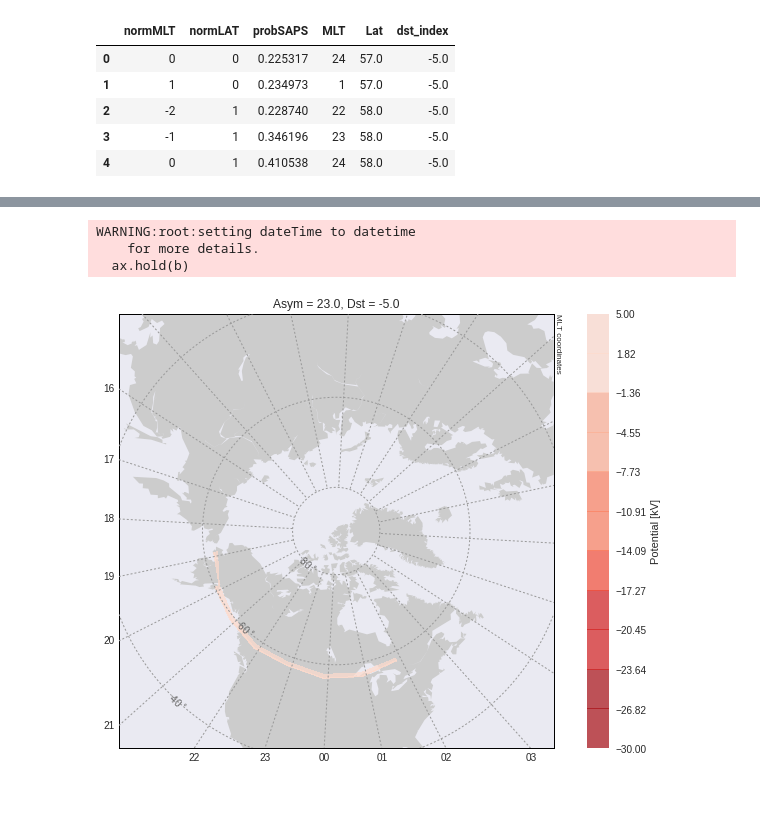
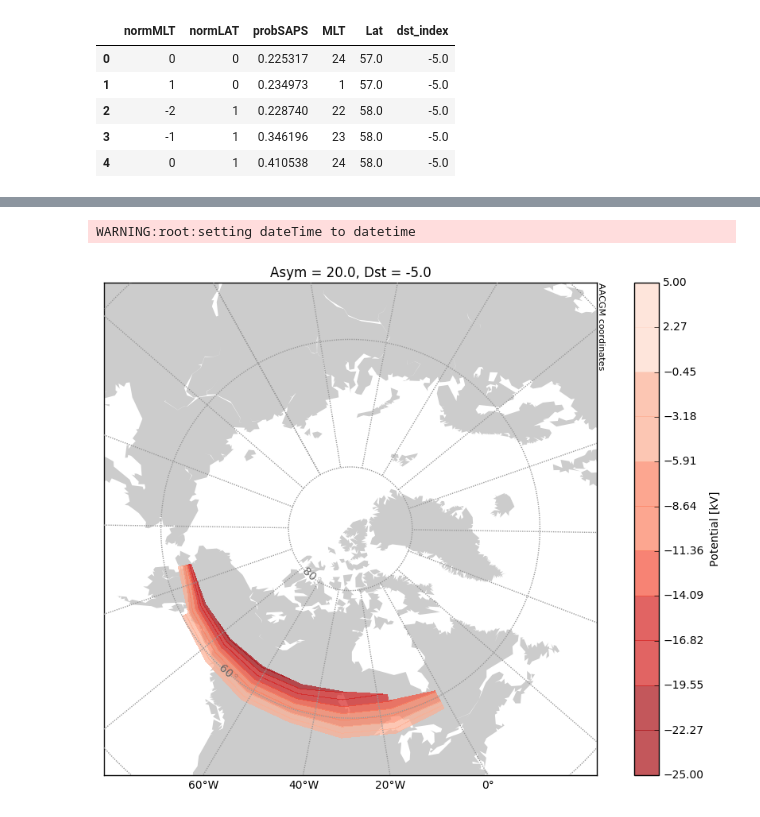
Before and after one commit to bharatreddy/indsvels, a Jupyter notebook: ipy/model-validate.ipynb, the cells around one changed output, grey strips where cells are left out. Saved outputs shown, nothing was run; the diff lists cells and outputs as text; code cells hidden in the pictures.

```diff
--- a/ipy/model-validate.ipynb
+++ b/ipy/model-validate.ipynb
@@ -15,13 +15,14 @@ from aacgmv2 import convert_mlt
 %matplotlib inline
 # %%
 mapTime = datetime.datetime( 2015, 4, 9, 7 )
-vecsTime = datetime.datetime( 2015, 4, 9, 5 )
-pltCoords = 'mlt'
-cntrPotMin = -30.
+vecsTime = datetime.datetime( 2015, 4, 9, 7 )
+pltCoords = 'mag'
+cntrPotMin = -25.
 cntrPotMax = 5.
 inpDst = -5.
-inpAsy = 23.
+inpAsy = 20.
 sapsProbCutoff = 0.2
+delLatDist = 111. * 1e3 # 1 deg lat is 111 km
 cntrLevels = numpy.linspace(cntrPotMin, cntrPotMax, 12, endpoint=True)
 # %%
 # We need to combine the potential model with
@@ -108,11 +105,10 @@ print peak_pot_fit_func(120)
 def mlt_fit_func(mlt, asy):
     # parameters from fitting
     c1_a, c1_b, s1_a, s1_b,\
-                 c2_a, c2_b, s2_a, s2_b, phiC1_a,\
-                 phiC1_b, phiS1_a, phiS1_b = (1.2138, 0.0171, -0.2115,\
-                                              -0.0216, 0.7879, -0.0082,\
-                                              -0.785, 0.005, 6.5243, 0.9407,\
-                                              7.2761, 0.9453)
+                 c2_a, c2_b, s2_a, s2_b,\
+                phiC1, phiS1 = (1.6959, -0.0039,\
+                            1.4842, -0.0052, 76.9515, 0.3298,\
+                            76.9763, 0.3271, 1.593, 0.807)
 
     # Setup the base constants
     # as functions of Asy index
@@ -120,8 +116,6 @@ def mlt_fit_func(mlt, asy):
     s1 = s1_a + s1_b*asy
     c2 = c2_a + c2_b*asy
     s2 = s2_a + s2_b*asy
-    phiC1 = phiC1_a + phiC1_b*asy
-    phiS1 = phiS1_a + phiS1_b*asy
     # Now get to the actual function
     phiC = (2*numpy.pi/24.) * mlt + phiC1
     phiS = (2*numpy.pi/24.) * mlt + phiS1
@@ -269,34 +227,32 @@ mlonPots = convert_mlt( mltsPot, vecsTime , m2a=True )
 potVals=pltDF.values
 #         nanLocs = numpy.isnan(potVals)
 #         potVals[nanLocs] = 0
 mltsPotCntr, mlatsPotCntr  = numpy.meshgrid( mltsPot, mlatsPot )
 mlonsPotCntr, mlatsPotCntr  = numpy.meshgrid( mlonPots, mlatsPot )
 
 ax = fig.add_subplot(1,1,1)
-m1 = utils.plotUtils.mapObj(boundinglat=40., gridLabels=True,\
+m1 = utils.plotUtils.mapObj(boundinglat=50., gridLabels=True,\
                         coords=pltCoords, ax=ax, datetime=mapTime)
 
 # remove the background map
 # mapCommonColor = "0.95"
 # m1.fillcontinents(color=mapCommonColor, lake_color=mapCommonColor)
 # m1.drawmapboundary(fill_color=mapCommonColor)
 # m1.drawcoastlines(color=mapCommonColor)
 
 
 
 xVec, yVec = m1(mlonsPotCntr, mlatsPotCntr, coords=pltCoords)
 cntrPlt = m1.contourf(xVec, yVec, potVals,cntrLevels,\
     zorder = 5., alpha=0.7,\
     cmap=seaMap, ax=ax);
 ax.set_title( "Asym = " + str(inpAsy) +\
             ", Dst = " + str(inpDst) )
 cbar = plt.colorbar(cntrPlt,ticks=cntrLevels)
 cbar.set_clim( cntrPotMin, cntrPotMax )
 cbar.ax.set_ylabel('Potential [kV]')
 # cntrPlt.clim( cntrPotMin, cntrPotMax )
 fig.savefig("../figs/potValidate.pdf",bbox_inches='tight')
 # %% [output]
 WARNING:root:setting dateTime to datetime
-    for more details.
-  ax.hold(b)
-[figure, old version]
+[figure, new version]
```
Also changed, not shown: parts of 8 cells of this notebook, 3 other files.
